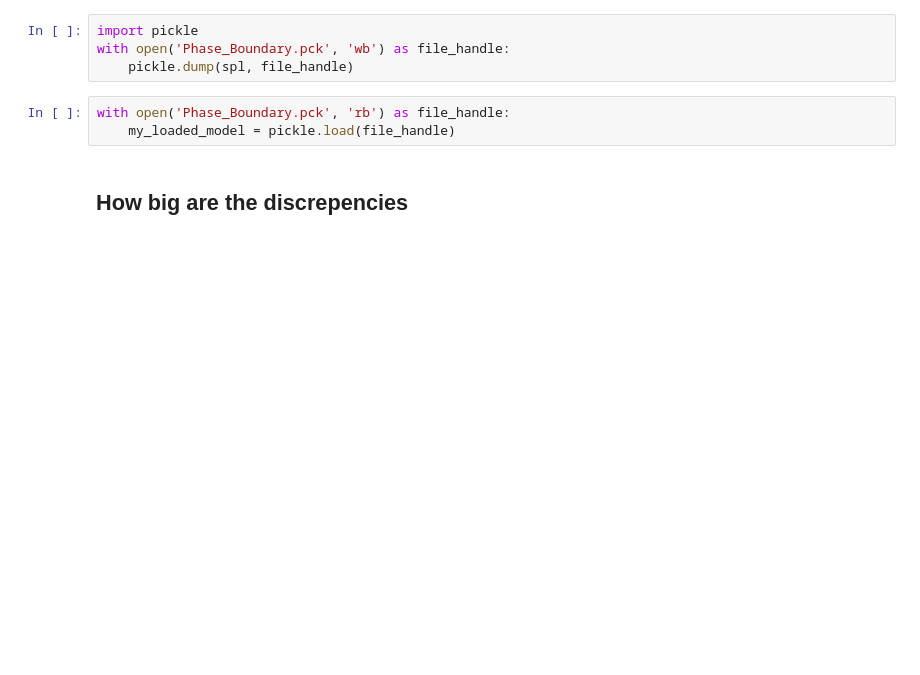
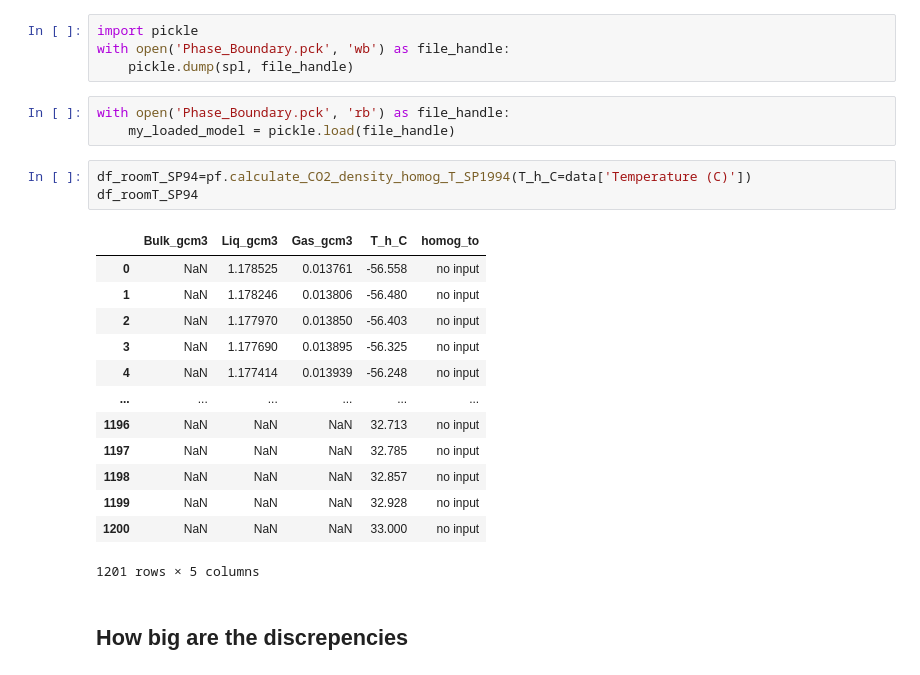
Before and after one commit to PennyWieser/DiadFit, a Jupyter notebook: Benchmarking/CO2_Homogenization_Temps/Defining_the_phase_boundary.ipynb, the cells around one changed output. Cells and saved outputs as stored; diff of their text form; blank space fills up the shorter version.

```diff
--- a/Benchmarking/CO2_Homogenization_Temps/Defining_the_phase_boundary.ipynb
+++ b/Benchmarking/CO2_Homogenization_Temps/Defining_the_phase_boundary.ipynb
@@ -32,6 +79,23 @@ with open('Phase_Boundary.pck', 'wb') as file_handle:
 # %%
 with open('Phase_Boundary.pck', 'rb') as file_handle:
     my_loaded_model = pickle.load(file_handle)
+# %%
+df_roomT_SP94=pf.calculate_CO2_density_homog_T_SP1994(T_h_C=data['Temperature (C)'])
+df_roomT_SP94
+# %% [output]
+|  | Bulk_gcm3 | Liq_gcm3 | Gas_gcm3 | T_h_C | homog_to |
+| 0 | NaN | 1.178525 | 0.013761 | -56.558 | no input |
+| 1 | NaN | 1.178246 | 0.013806 | -56.480 | no input |
+| 2 | NaN | 1.177970 | 0.013850 | -56.403 | no input |
+| 3 | NaN | 1.177690 | 0.013895 | -56.325 | no input |
+| 4 | NaN | 1.177414 | 0.013939 | -56.248 | no input |
+| ... | ... | ... | ... | ... | ... |
+| 1196 | NaN | NaN | NaN | 32.713 | no input |
+| 1197 | NaN | NaN | NaN | 32.785 | no input |
+| 1198 | NaN | NaN | NaN | 32.857 | no input |
+| 1199 | NaN | NaN | NaN | 32.928 | no input |
+| 1200 | NaN | NaN | NaN | 33.000 | no input |
+1201 rows × 5 columns
 # %% [markdown]
 ## How big are the discrepencies
 # %%
```
Also changed, not shown: parts of 7 cells of this notebook, 15 other files.
